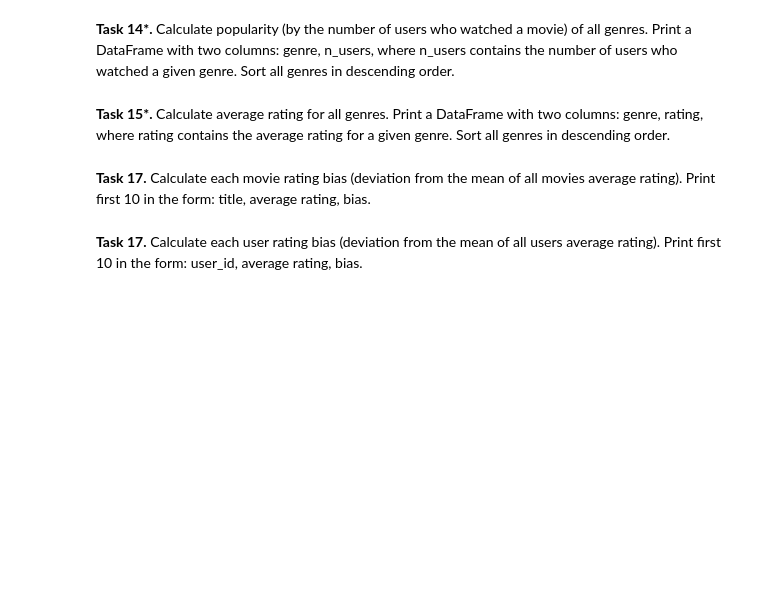
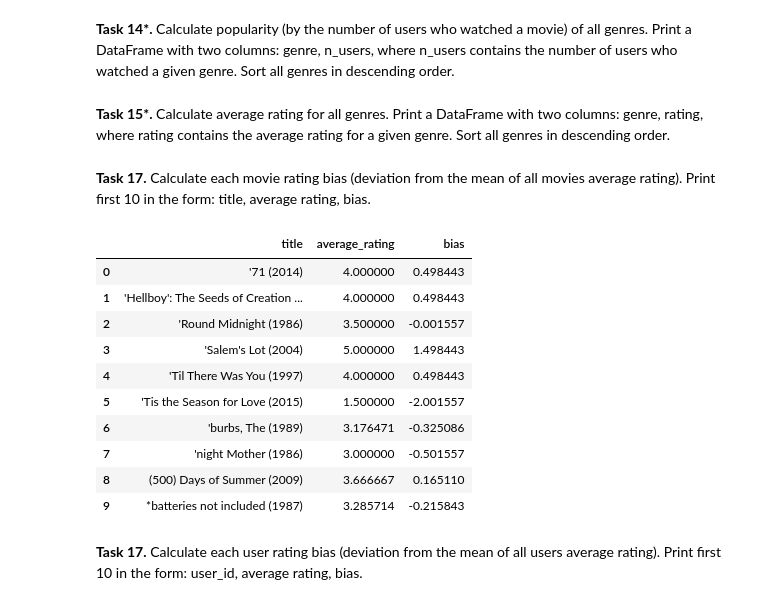
Before and after one commit to matixezor/recommender-systems-class, a Jupyter notebook: class_02_numpy_pandas.ipynb, the cells around one changed output. Saved outputs shown, nothing was run; the diff lists cells and outputs as text; code cells hidden in the pictures; blank space fills up the shorter version.

```diff
--- a/class_02_numpy_pandas.ipynb
+++ b/class_02_numpy_pandas.ipynb
@@ -225,7 +234,24 @@ display(df.head(10))
 # %% [markdown]
 **Task 17.** Calculate each movie rating bias (deviation from the mean of all movies average rating). Print first 10 in the form: title, average rating, bias.
 # %%
-# Write your code here
+ml_df_mean = ml_df[['title', 'rating']].groupby('title').mean()
+avg_rating = ml_df['rating'].mean()
+
+ml_df_mean = ml_df_mean.rename(columns = {'rating': 'average_rating'})
+ml_df_mean['bias'] = ml_df_mean - avg_rating
+display(ml_df_mean.head(10).reset_index())
+# %% [output]
+|  | title | average_rating | bias |
+| 0 | '71 (2014) | 4.000000 | 0.498443 |
+| 1 | 'Hellboy': The Seeds of Creation ... | 4.000000 | 0.498443 |
+| 2 | 'Round Midnight (1986) | 3.500000 | -0.001557 |
+| 3 | 'Salem's Lot (2004) | 5.000000 | 1.498443 |
+| 4 | 'Til There Was You (1997) | 4.000000 | 0.498443 |
+| 5 | 'Tis the Season for Love (2015) | 1.500000 | -2.001557 |
+| 6 | 'burbs, The (1989) | 3.176471 | -0.325086 |
+| 7 | 'night Mother (1986) | 3.000000 | -0.501557 |
+| 8 | (500) Days of Summer (2009) | 3.666667 | 0.165110 |
+| 9 | *batteries not included (1987) | 3.285714 | -0.215843 |
 # %% [markdown]
 **Task 17.** Calculate each user rating bias (deviation from the mean of all users average rating). Print first 10 in the form: user_id, average rating, bias.
 # %%
```
Also changed, not shown: parts of 9 cells of this notebook, 1 other file.
